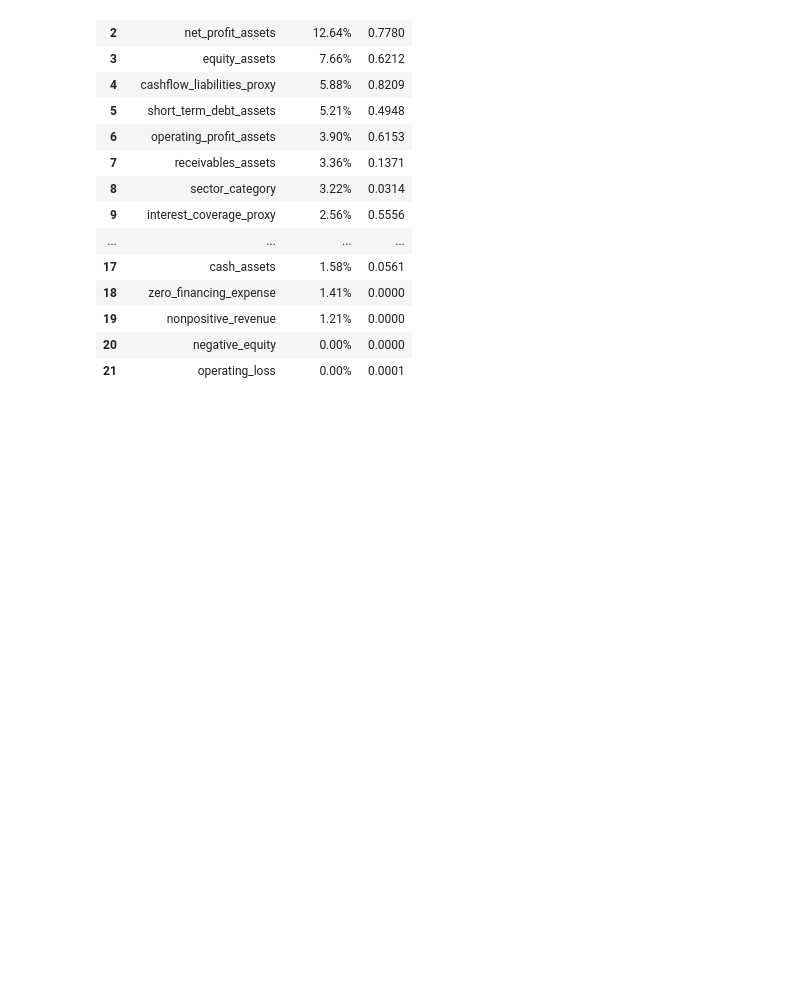
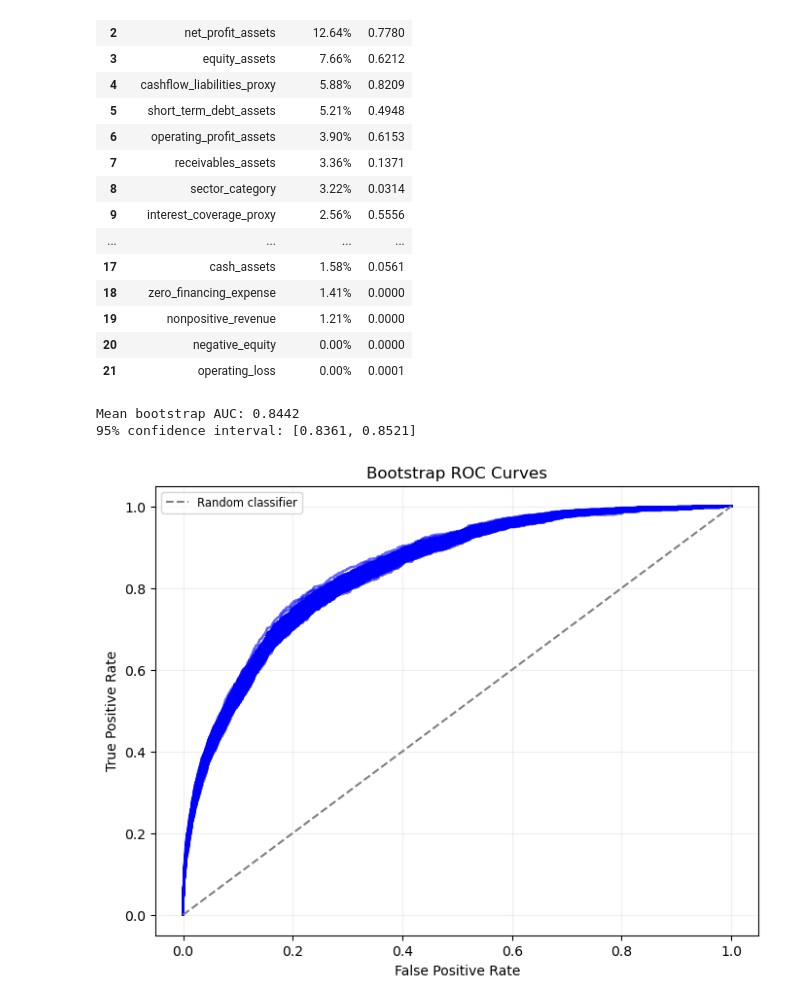
Before and after one commit to Anubhav3084/FinanceML-Course-Project, a Jupyter notebook: Project/Code/train_xgb.ipynb, the cells around one changed output. Cells and saved outputs as stored; diff of their text form; code cells hidden in the pictures; blank space fills up the shorter version.

Commit message:
ROC confidence interval

```diff
--- a/Project/Code/train_xgb.ipynb
+++ b/Project/Code/train_xgb.ipynb
@@ -158,3 +158,39 @@ feature_importance_df
 | 19 | nonpositive_revenue | 1.21% | 0.0000 |
 | 20 | negative_equity | 0.00% | 0.0000 |
 | 21 | operating_loss | 0.00% | 0.0001 |
+# %%
+y = scores_oot['y_true'].to_numpy()
+score = scores_oot['y_pred'].to_numpy()
+
+n_bootstrap = 500
+rng = np.random.default_rng(42)
+aucs = []
+
+plt.figure(figsize=(8, 6))
+
+for i in range(n_bootstrap):
+    indices = rng.choice(len(y), size=len(y), replace=True)
+    y_bootstrap = y[indices]
+    score_bootstrap = score[indices]
+
+    roc_auc_bootstrap = roc_auc_score(y_bootstrap, score_bootstrap)
+    aucs.append(roc_auc_bootstrap)
+    fpr_bootstrap, tpr_bootstrap, _ = roc_curve(y_bootstrap, score_bootstrap)
+
+    plt.plot(fpr_bootstrap, tpr_bootstrap, 'b', alpha=0.6)
+
+auc_mean = np.mean(aucs)
+auc_lower, auc_upper = np.percentile(aucs, [2.5, 97.5])
+print(f"Mean bootstrap AUC: {auc_mean:.4f}")
+print(f"95% confidence interval: [{auc_lower:.4f}, {auc_upper:.4f}]")
+plt.plot([0, 1], [0, 1], linestyle="--", color="gray", label="Random classifier")
+plt.xlabel("False Positive Rate")
+plt.ylabel("True Positive Rate")
+plt.title("Bootstrap ROC Curves")
+plt.legend(fontsize="small")
+plt.grid(alpha=0.2)
+plt.show()
+# %% [output]
+Mean bootstrap AUC: 0.8442
+95% confidence interval: [0.8361, 0.8521]
+[figure, added]
```
